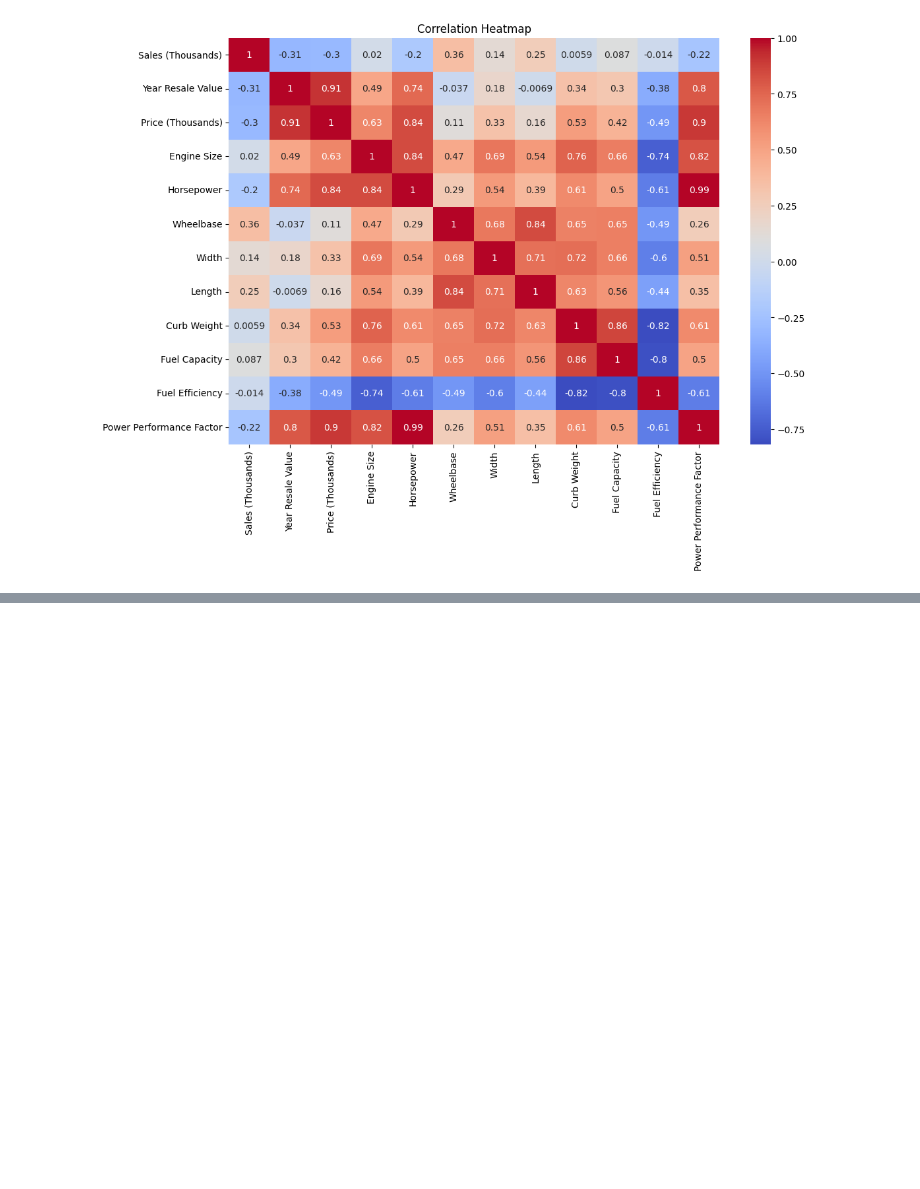
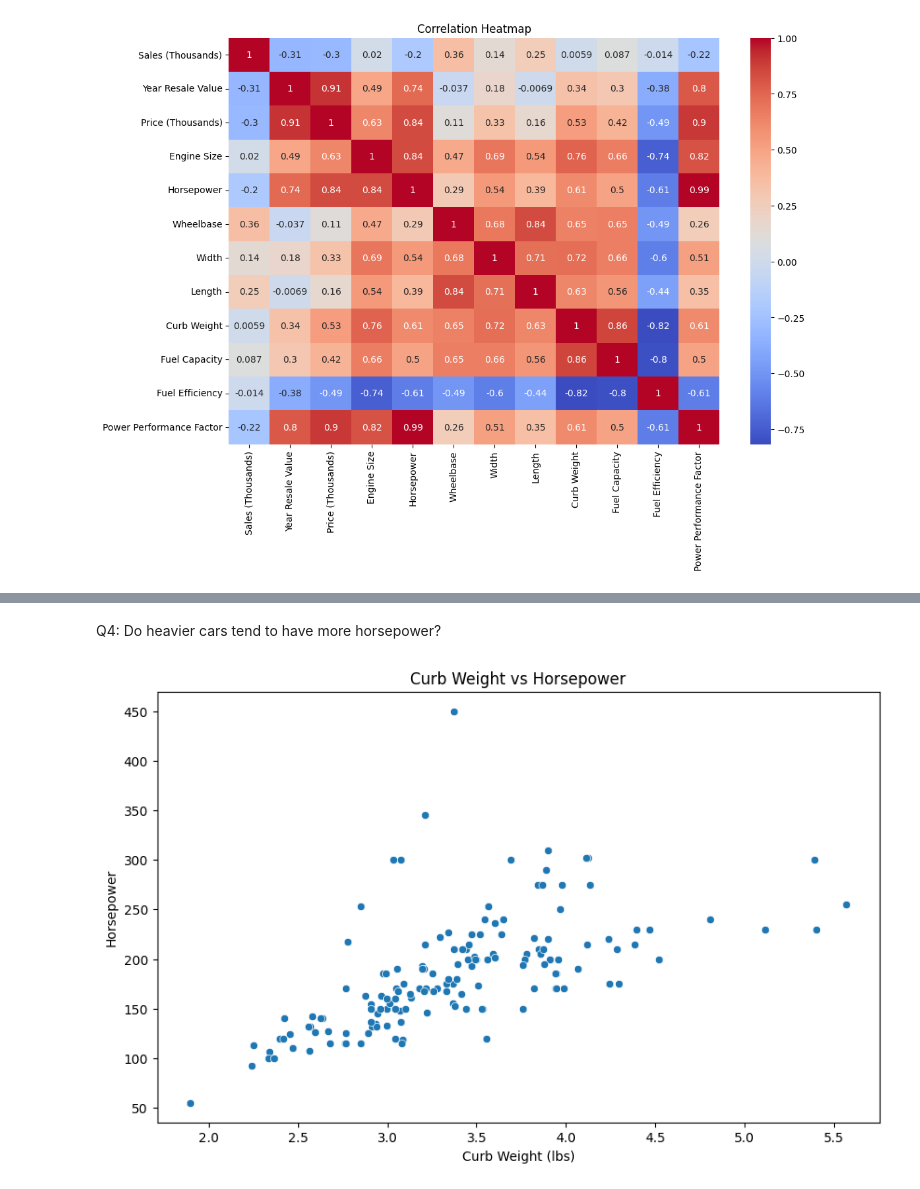
Before and after one commit to gutierrez14/car-data-analysis, a Jupyter notebook: car_analysis.ipynb, the cells around one changed output, grey strips where cells are left out. Cells and saved outputs as stored; diff of their text form; code cells hidden in the pictures; blank space fills up the shorter version.

```diff
--- a/car_analysis.ipynb
+++ b/car_analysis.ipynb
@@ -90,0 +140,14 @@ Q3:
+# %% [markdown]
+Q4: Do heavier cars tend to have more horsepower?
+# %%
+import seaborn as sns
+import matplotlib.pyplot as plt
+
+plt.figure(figsize=(10,6))
+sns.scatterplot(data=df, x='Curb Weight', y='Horsepower')
+plt.title("Curb Weight vs Horsepower")
+plt.xlabel("Curb Weight (lbs)")
+plt.ylabel("Horsepower")
+plt.show()
+# %% [output]
+[figure, added]
```
Also changed, not shown: parts of 9 cells of this notebook.
